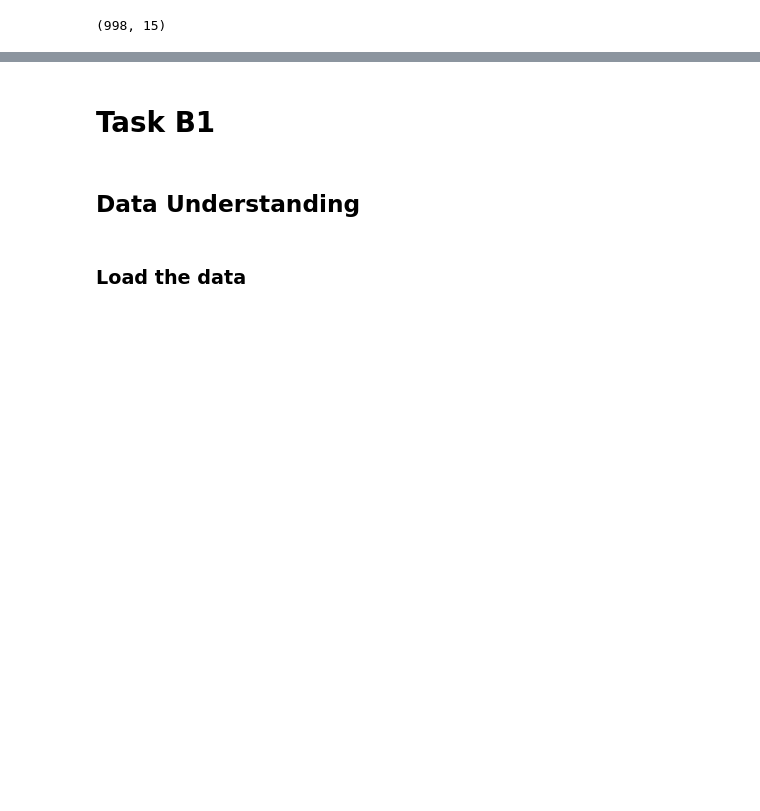
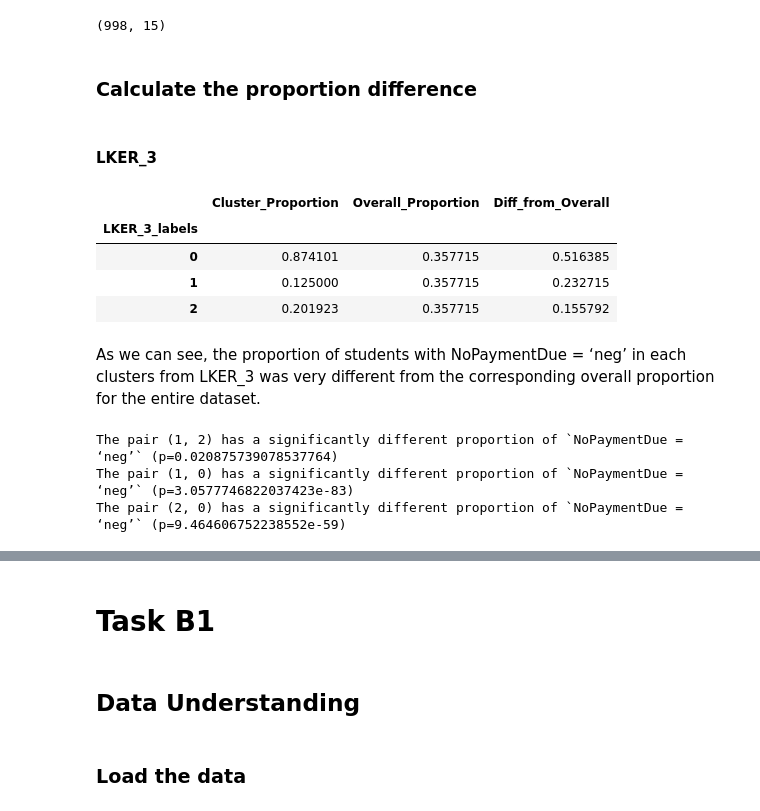
Before and after one commit to MSWinds/dm-group1-project, a Jupyter notebook: Final_Project.ipynb, the cells around one changed output, grey strips where cells are left out. Drawn from its saved outputs; the diff is of its cells as text; code cells hidden in the pictures; blank space fills up the shorter version.

```diff
--- a/Final_Project.ipynb
+++ b/Final_Project.ipynb
@@ -2679,7 +2690,7 @@ print(MRCR_3_labels_summary_table)
 df_a5_cl = df_a5_norm.copy()
 
 df_a5_cl['LKER_3_labels'] = LKER_3_labels # add the labels to the data set
-df_a5_cl['LRER_3_labels'] = MRCR_3_labels # add the labels to the data set
+df_a5_cl['MRCR_3_labels'] = MRCR_3_labels
 df_a5_cl['NoPaymentDue'] = df1['NoPaymentDue'] # add the target variable to the data set
 
 display(df_a5_cl.head(), df_a5_cl.shape)
@@ -2695,0 +2705,54 @@ display(df_a5_cl.head(), df_a5_cl.shape)
+# %% [markdown]
+### Calculate the proportion difference
+# %% [markdown]
+#### LKER_3
+# %%
+# Calculate overall proportion
+overall_proportion = df_a5_cl[df_a5_cl['NoPaymentDue'] == 'neg'].shape[0] / df_a5_cl.shape[0]
+
+# Calculate proportion in each cluster
+LKER_3_cluster_prop = df_a5_cl.groupby('LKER_3_labels')['NoPaymentDue'].apply(lambda x: (x == 'neg').sum() / x.shape[0])
+
+# Create LKER_3_cluster_prop_df DataFrame
+LKER_3_cluster_prop_df = pd.DataFrame({'Cluster_Proportion': LKER_3_cluster_prop, 'Overall_Proportion': [overall_proportion] * 3})
+
+# Compare cluster proportion to overall proportion
+LKER_3_cluster_prop_df['Diff_from_Overall'] = abs(LKER_3_cluster_prop_df['Cluster_Proportion'] - overall_proportion)
+
+LKER_3_cluster_prop_df
+# %% [output]
+|  | Cluster_Proportion | Overall_Proportion | Diff_from_Overall |
+| LKER_3_labels |  |  |  |
+| 0 | 0.874101 | 0.357715 | 0.516385 |
+| 1 | 0.125000 | 0.357715 | 0.232715 |
+| 2 | 0.201923 | 0.357715 | 0.155792 |
+# %% [markdown]
+As we can see, the proportion of students with NoPaymentDue = ‘neg’ in each clusters from LKER_3 was very different from the corresponding overall proportion for the entire dataset.
+# %%
+# calculate the p-value for each pair of clusters
+def test_diff(df, label, pair):
+    # Create contingency table
+    contingency_table = pd.crosstab(df[df[label].isin(pair)][label],
+                                    df[df[label].isin(pair)]['NoPaymentDue'])
+    # Perform Chi-square test
+    _, p, _, _ = chi2_contingency(contingency_table)
+    return p
+
+# Get all pairs of clusters
+clusters = df_a5_cl['LKER_3_labels'].unique()
+cluster_pairs = list(combinations(clusters, 2))
+label = 'LKER_3_labels'
+# Perform Chi-square test for each pair
+p_values = [test_diff(df_a5_cl, label, pair) for pair in cluster_pairs]
+
+# Bonferroni correction
+adjusted_p_values = np.array(p_values) * len(p_values)
+
+# Print pairs with significant difference
+for pair, p_value in zip(cluster_pairs, adjusted_p_values):
+    if p_value < 0.05:
+        print(f"The pair {pair} has a significantly different proportion of `NoPaymentDue = ‘neg’` (p={p_value})")
+# %% [output]
+The pair (1, 2) has a significantly different proportion of `NoPaymentDue = ‘neg’` (p=0.020875739078537764)
+The pair (1, 0) has a significantly different proportion of `NoPaymentDue = ‘neg’` (p=3.0577746822037423e-83)
+The pair (2, 0) has a significantly different proportion of `NoPaymentDue = ‘neg’` (p=9.464606752238552e-59)
```
Also changed, not shown: parts of 17 cells of this notebook.
